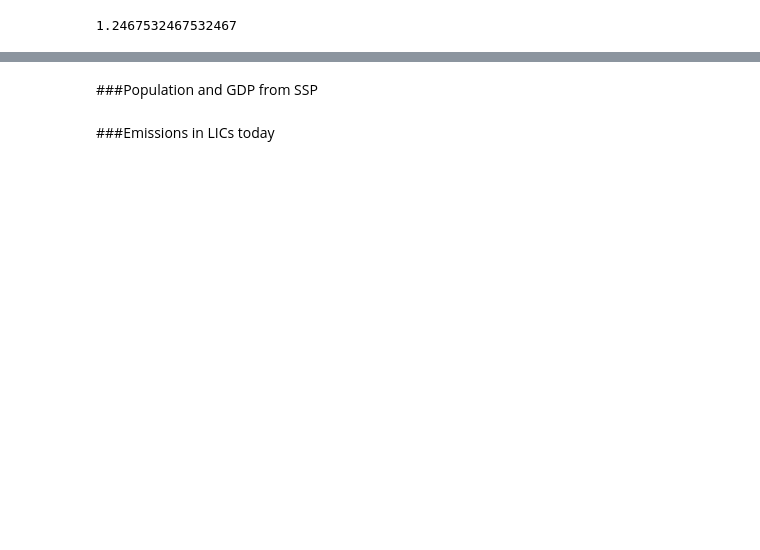
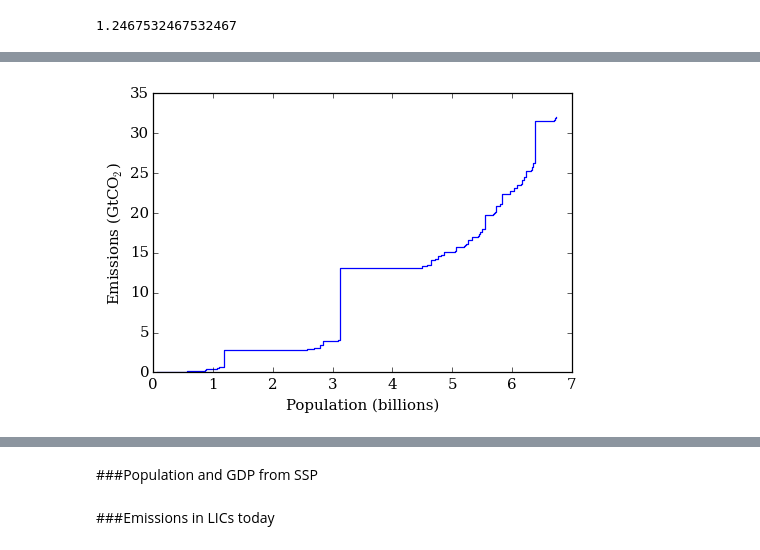
Before and after one commit to adrivsh/hh_emi_ineq, a Jupyter notebook: countries_emis_ineq.ipynb, the cells around one changed output, grey strips where cells are left out. Cells and saved outputs as stored; diff of their text form; code cells hidden in the pictures; blank space fills up the shorter version.

```diff
--- a/countries_emis_ineq.ipynb
+++ b/countries_emis_ineq.ipynb
@@ -154,0 +153,7 @@ emissions_2030_RCP = 7*44/12
+# %%
+dflor = data_all.query("year=='2011'")[["country","pop","gdp_pc","emis_tot"]].sort("gdp_pc")
+dflor["cum_emis"]=dflor.emis_tot.cumsum()
+dflor["cum_pop"]=dflor["pop"].cumsum()
+#dflor.plot(x="cum_pop",y="cum_emis")
+
+dflor.head(5)
@@ -154,0 +167,7 @@ emissions_2030_RCP = 7*44/12
+# %%
+plt.step(dflor.cum_pop/1e9, dflor.cum_emis/1e9)
+plt.xlabel("Population (billions)")
+plt.ylabel('Emissions (GtCO$_2$)')
+plt.savefig("lorentz_2011.png")
+# %% [output]
+[figure, added]
```
Also changed, not shown: parts of 36 cells of this notebook.
